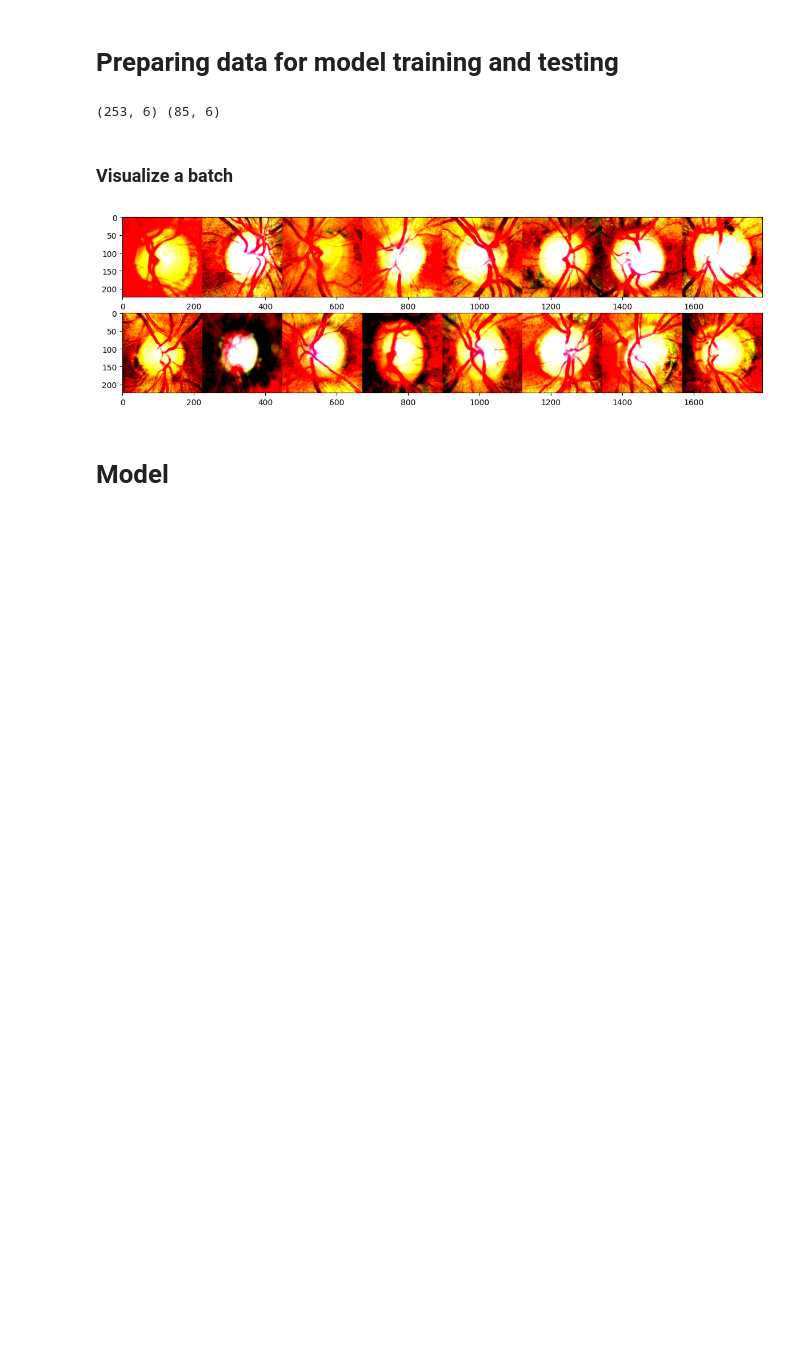
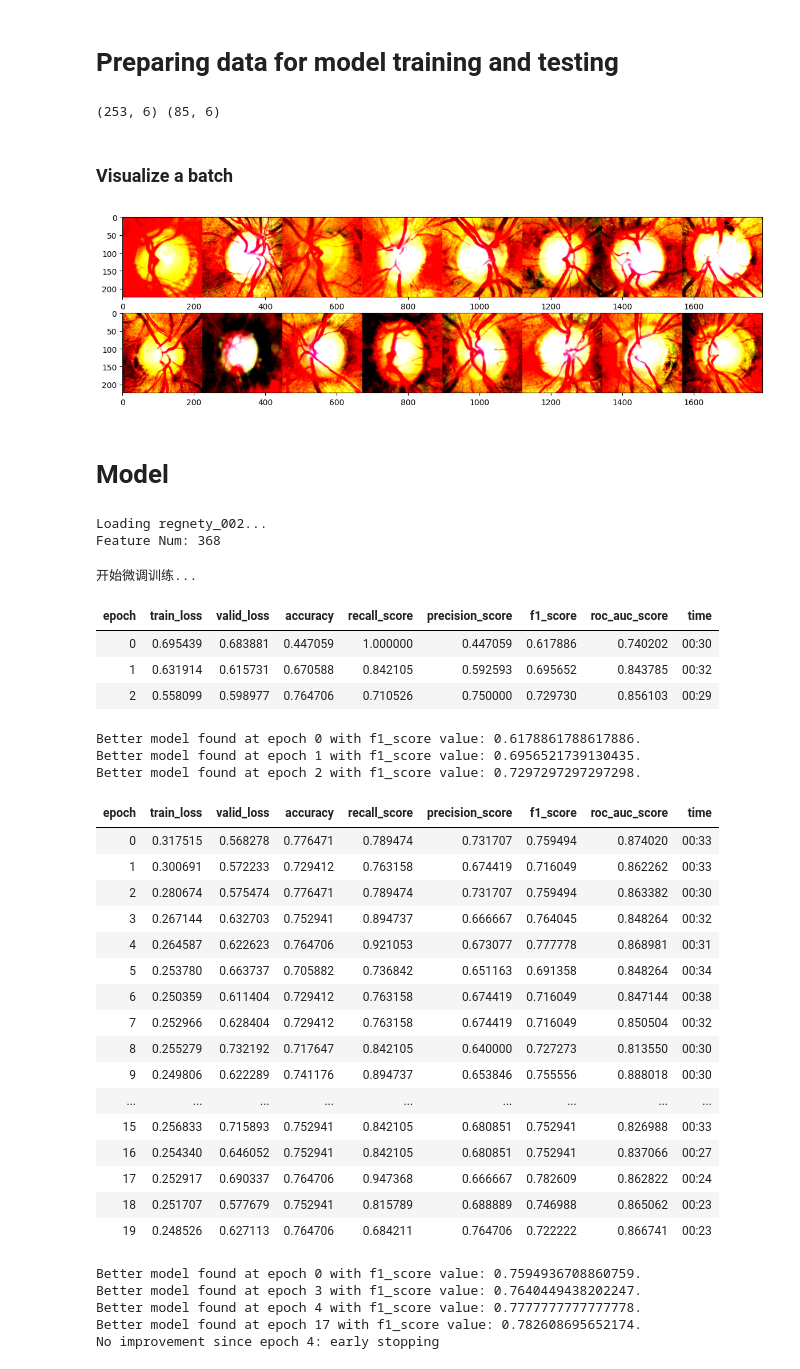
Before and after one commit to Brokengm/BIA_group_work, a Jupyter notebook: model.ipynb, the cells around one changed output. Cells and saved outputs as stored; diff of their text form; code cells hidden in the pictures; blank space fills up the shorter version.

Commit message:
v2 model

```diff
--- a/model.ipynb
+++ b/model.ipynb
@@ -286,7 +302,7 @@ class GlaucomaDataset(Dataset):
 from torchvision import transforms
 
 train_transforms = transforms.Compose([
-    transforms.Resize((224, 224), antialias=True),
+    #transforms.Resize((224, 224), antialias=True),
     transforms.RandomApply([transforms.RandomHorizontalFlip()], p=0.2),
     transforms.RandomApply([transforms.RandomVerticalFlip()], p=0.2),
     transforms.ToTensor(),
@@ -295,7 +311,7 @@ train_transforms = transforms.Compose([
 
 # Define the transformations for the test dataset
 test_transforms = transforms.Compose([
-    transforms.Resize((224, 224), antialias=True),
+    #transforms.Resize((224, 224), antialias=True),
     transforms.ToTensor(),
     transforms.Normalize([0.485, 0.456, 0.406], [0.229, 0.224, 0.225])
 ])
@@ -370,6 +531,77 @@ class CombinedModel(nn.Module):
 # %%
-model = CombinedModel()
+model = CombinedModel4()
 #model = model.to("cuda:0")
+# %% [output]
+Loading regnety_002...
+Feature Num: 368
+# %%
+#这个版本不需要手动冻结参数
+from fastai.vision.all import *
+# 确保引入 LabelSmoothingCrossEntropy，这在医学图像中通常比普通交叉熵更好
+from fastai.losses import LabelSmoothingCrossEntropy
+from fastai.metrics import accuracy, Recall, Precision, F1Score, RocAucBinary
+
+# 重新定义 Learner
+# 建议使用 LabelSmoothingCrossEntropy 提高泛化能力
+learner = Learner(DataLoaders(train_loader, test_loader), model,
+                  metrics=[accuracy, Recall(), Precision(), F1Score(), RocAucBinary()],
+                  loss_func=LabelSmoothingCrossEntropy())
+
+# 定义回调函数 (保持不变)
+save_best = SaveModelCallback(
+    monitor='f1_score',
+    fname='best_efficientnet_glaucoma', # 更改保存的文件名以示区别
+)
+
+# 早停耐心值可以稍微增加一点，因为微调需要一些时间来适应
+early_stop = EarlyStoppingCallback(
+    monitor='f1_score',
+    min_delta=0.005,
+    patience=15
+)
+
+print("开始微调训练...")
+# --- 使用 fine_tune 进行两阶段训练 ---
+# 阶段 1: 冻结 EfficientNet 主干，只训练自定义的头部 (cnn_projection, ff_model, final_layers) 运行 3 个 epoch。
+# 阶段 2: 解冻所有层，使用较低的学习率训练 50 个 epoch (受早停控制)。
+# base_lr: 这是第二阶段的最大学习率。第一阶段的学习率默认是它的 1/10。
+learner.fine_tune(
+    epochs=50,          # 解冻后训练的最大轮数
+    base_lr=1e-3,       # 基础学习率
+    freeze_epochs=3,    # 冻结训练的轮数
+    cbs=[early_stop, save_best]
+)
+# %% [output]
+开始微调训练...
+| epoch | train_loss | valid_loss | accuracy | recall_score | precision_score | f1_score | roc_auc_score | time |
+| 0 | 0.695439 | 0.683881 | 0.447059 | 1.000000 | 0.447059 | 0.617886 | 0.740202 | 00:30 |
+| 1 | 0.631914 | 0.615731 | 0.670588 | 0.842105 | 0.592593 | 0.695652 | 0.843785 | 00:32 |
+| 2 | 0.558099 | 0.598977 | 0.764706 | 0.710526 | 0.750000 | 0.729730 | 0.856103 | 00:29 |
+Better model found at epoch 0 with f1_score value: 0.6178861788617886.
+Better model found at epoch 1 with f1_score value: 0.6956521739130435.
+Better model found at epoch 2 with f1_score value: 0.7297297297297298.
+| epoch | train_loss | valid_loss | accuracy | recall_score | precision_score | f1_score | roc_auc_score | time |
+| 0 | 0.317515 | 0.568278 | 0.776471 | 0.789474 | 0.731707 | 0.759494 | 0.874020 | 00:33 |
+| 1 | 0.300691 | 0.572233 | 0.729412 | 0.763158 | 0.674419 | 0.716049 | 0.862262 | 00:33 |
+| 2 | 0.280674 | 0.575474 | 0.776471 | 0.789474 | 0.731707 | 0.759494 | 0.863382 | 00:30 |
+| 3 | 0.267144 | 0.632703 | 0.752941 | 0.894737 | 0.666667 | 0.764045 | 0.848264 | 00:32 |
+| 4 | 0.264587 | 0.622623 | 0.764706 | 0.921053 | 0.673077 | 0.777778 | 0.868981 | 00:31 |
+| 5 | 0.253780 | 0.663737 | 0.705882 | 0.736842 | 0.651163 | 0.691358 | 0.848264 | 00:34 |
+| 6 | 0.250359 | 0.611404 | 0.729412 | 0.763158 | 0.674419 | 0.716049 | 0.847144 | 00:38 |
+| 7 | 0.252966 | 0.628404 | 0.729412 | 0.763158 | 0.674419 | 0.716049 | 0.850504 | 00:32 |
+| 8 | 0.255279 | 0.732192 | 0.717647 | 0.842105 | 0.640000 | 0.727273 | 0.813550 | 00:30 |
+| 9 | 0.249806 | 0.622289 | 0.741176 | 0.894737 | 0.653846 | 0.755556 | 0.888018 | 00:30 |
+| ... | ... | ... | ... | ... | ... | ... | ... | ... |
+| 15 | 0.256833 | 0.715893 | 0.752941 | 0.842105 | 0.680851 | 0.752941 | 0.826988 | 00:33 |
+| 16 | 0.254340 | 0.646052 | 0.752941 | 0.842105 | 0.680851 | 0.752941 | 0.837066 | 00:27 |
+| 17 | 0.252917 | 0.690337 | 0.764706 | 0.947368 | 0.666667 | 0.782609 | 0.862822 | 00:24 |
+| 18 | 0.251707 | 0.577679 | 0.752941 | 0.815789 | 0.688889 | 0.746988 | 0.865062 | 00:23 |
+| 19 | 0.248526 | 0.627113 | 0.764706 | 0.684211 | 0.764706 | 0.722222 | 0.866741 | 00:23 |
+Better model found at epoch 0 with f1_score value: 0.7594936708860759.
+Better model found at epoch 3 with f1_score value: 0.7640449438202247.
+Better model found at epoch 4 with f1_score value: 0.7777777777777778.
+Better model found at epoch 17 with f1_score value: 0.782608695652174.
+No improvement since epoch 4: early stopping
 # %%
 from fastai.vision.all import *
 from fastai.vision import *
```
Also changed, not shown: parts of 13 cells of this notebook.
